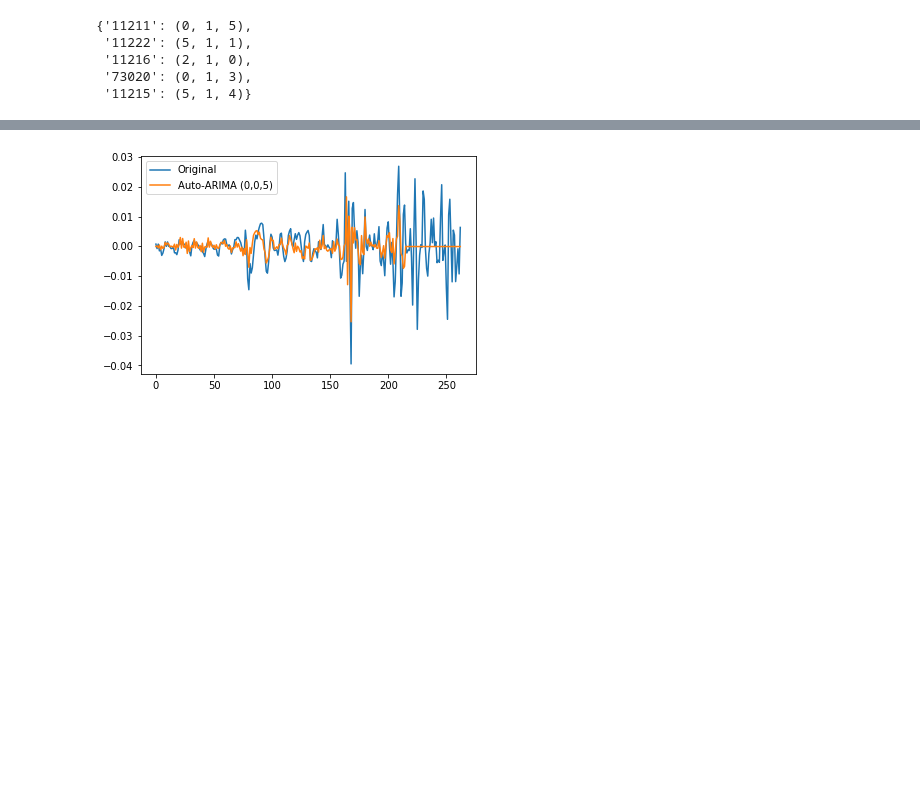
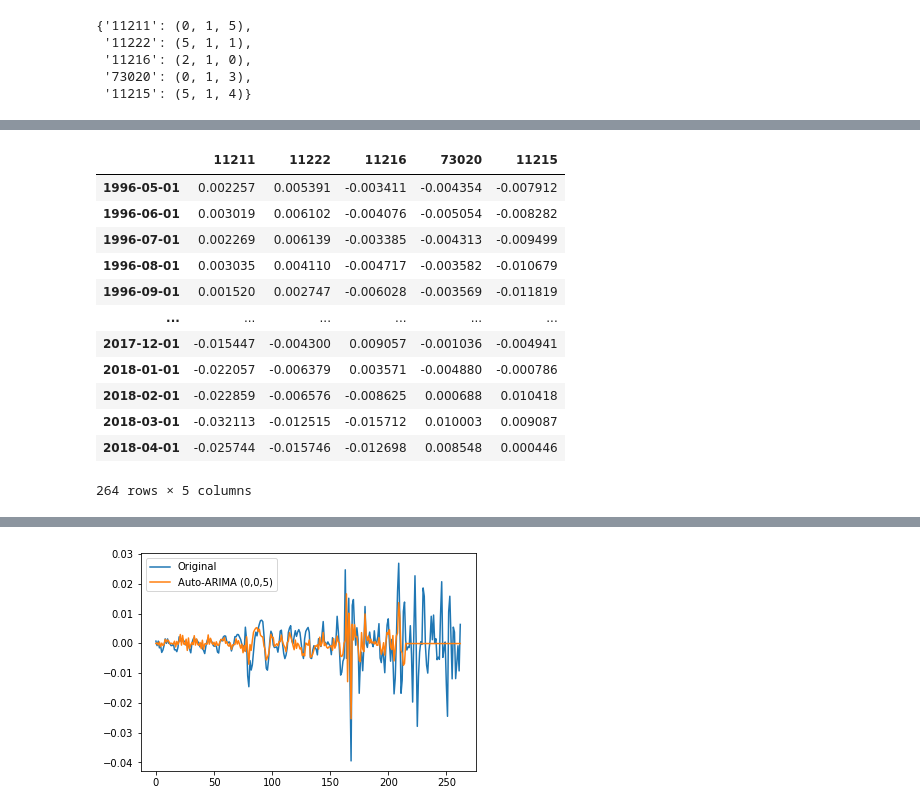
Before and after one commit to tjkim614/zillow_investment_recommendation, a Jupyter notebook: Final Model.ipynb, the cells around one changed output, grey strips where cells are left out. Saved outputs shown, nothing was run; the diff lists cells and outputs as text; code cells hidden in the pictures; blank space fills up the shorter version.

```diff
--- a/Final Model.ipynb
+++ b/Final Model.ipynb
@@ -331,0 +400,16 @@ ValueError: Frequency provided without associated index.
+# %%
+returns
+# %% [output]
+|  | 11211 | 11222 | 11216 | 73020 | 11215 |
+| 1996-05-01 | 0.002257 | 0.005391 | -0.003411 | -0.004354 | -0.007912 |
+| 1996-06-01 | 0.003019 | 0.006102 | -0.004076 | -0.005054 | -0.008282 |
+| 1996-07-01 | 0.002269 | 0.006139 | -0.003385 | -0.004313 | -0.009499 |
+| 1996-08-01 | 0.003035 | 0.004110 | -0.004717 | -0.003582 | -0.010679 |
+| 1996-09-01 | 0.001520 | 0.002747 | -0.006028 | -0.003569 | -0.011819 |
+| ... | ... | ... | ... | ... | ... |
+| 2017-12-01 | -0.015447 | -0.004300 | 0.009057 | -0.001036 | -0.004941 |
+| 2018-01-01 | -0.022057 | -0.006379 | 0.003571 | -0.004880 | -0.000786 |
+| 2018-02-01 | -0.022859 | -0.006576 | -0.008625 | 0.000688 | 0.010418 |
+| 2018-03-01 | -0.032113 | -0.012515 | -0.015712 | 0.010003 | 0.009087 |
+| 2018-04-01 | -0.025744 | -0.015746 | -0.012698 | 0.008548 | 0.000446 |
+264 rows × 5 columns
```
Also changed, not shown: parts of 7 cells of this notebook.
